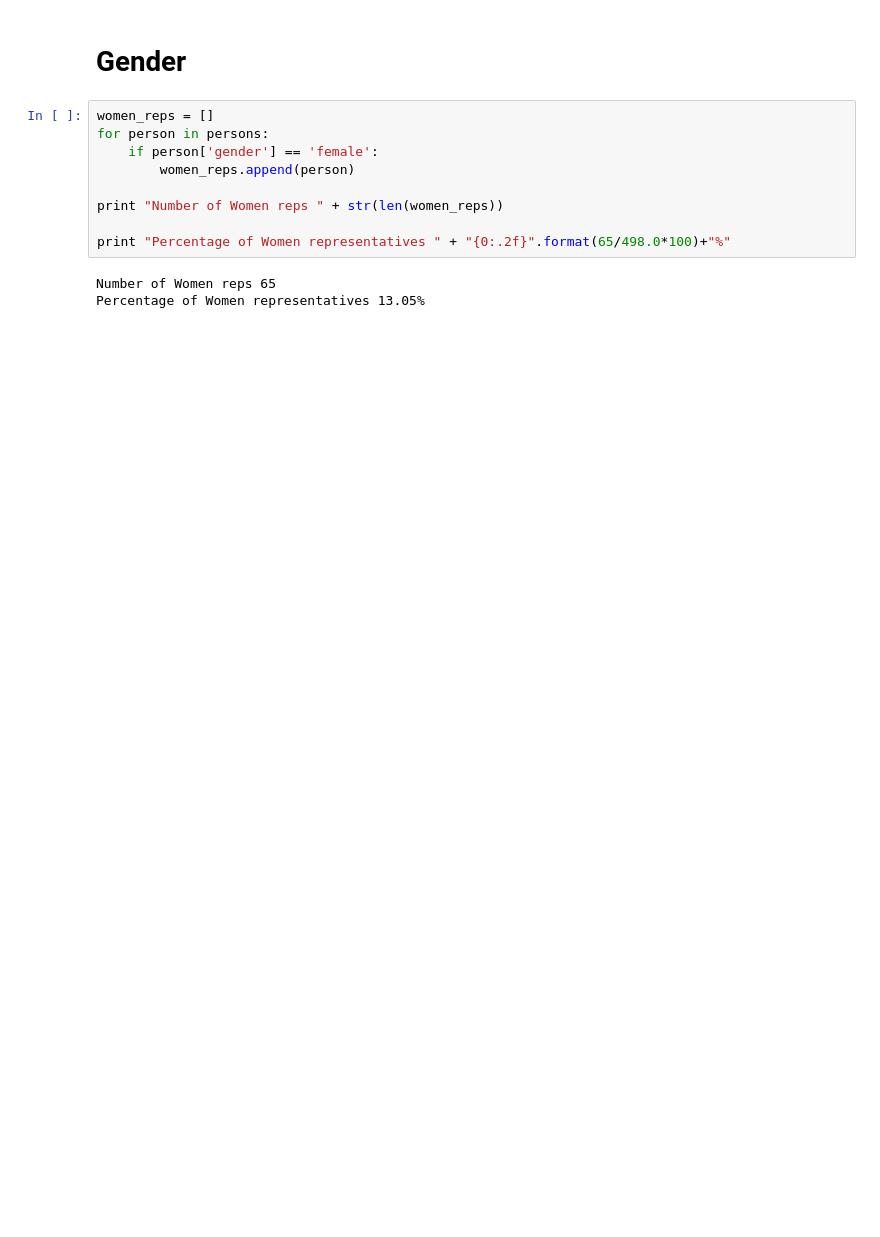
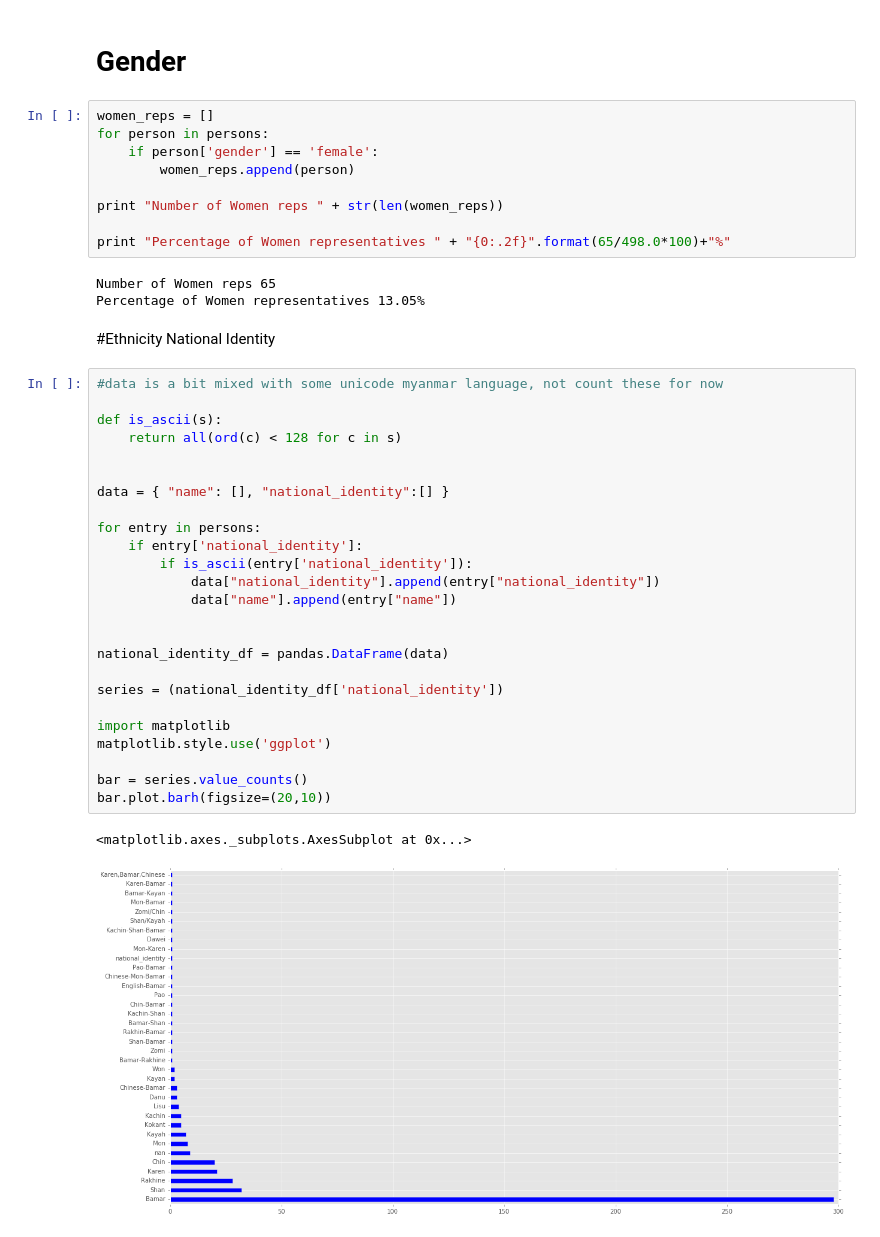
Before and after one commit to open-hluttaw/notebooks, a Jupyter notebook: Open Hluttaw Statistics.ipynb, the cells around one changed output. Cells and saved outputs as stored; diff of their text form; blank space fills up the shorter version.

Commit message:
Add ethnicity example (national idenity in Popit)

```diff
--- a/Open Hluttaw Statistics.ipynb
+++ b/Open Hluttaw Statistics.ipynb
@@ -76,3 +76,33 @@ print "Percentage of Women representatives " + "{0:.2f}".format(65/498.0*100)+"%
 # %% [output]
 Number of Women reps 65
 Percentage of Women representatives 13.05%
+# %% [markdown]
+#Ethnicity National Identity
+# %%
+#data is a bit mixed with some unicode myanmar language, not count these for now
+
+def is_ascii(s):
+    return all(ord(c) < 128 for c in s)
+
+
+data = { "name": [], "national_identity":[] }
+
+for entry in persons:
+    if entry['national_identity']:
+        if is_ascii(entry['national_identity']):
+            data["national_identity"].append(entry["national_identity"])
+            data["name"].append(entry["name"])
+
+
+national_identity_df = pandas.DataFrame(data)
+
+series = (national_identity_df['national_identity'])
+
+import matplotlib
+matplotlib.style.use('ggplot')
+
+bar = series.value_counts()
+bar.plot.barh(figsize=(20,10))
+# %% [output]
+<matplotlib.axes._subplots.AxesSubplot at 0x...>
+[figure, added]
```
Also changed, not shown: parts of 1 cell of this notebook.
